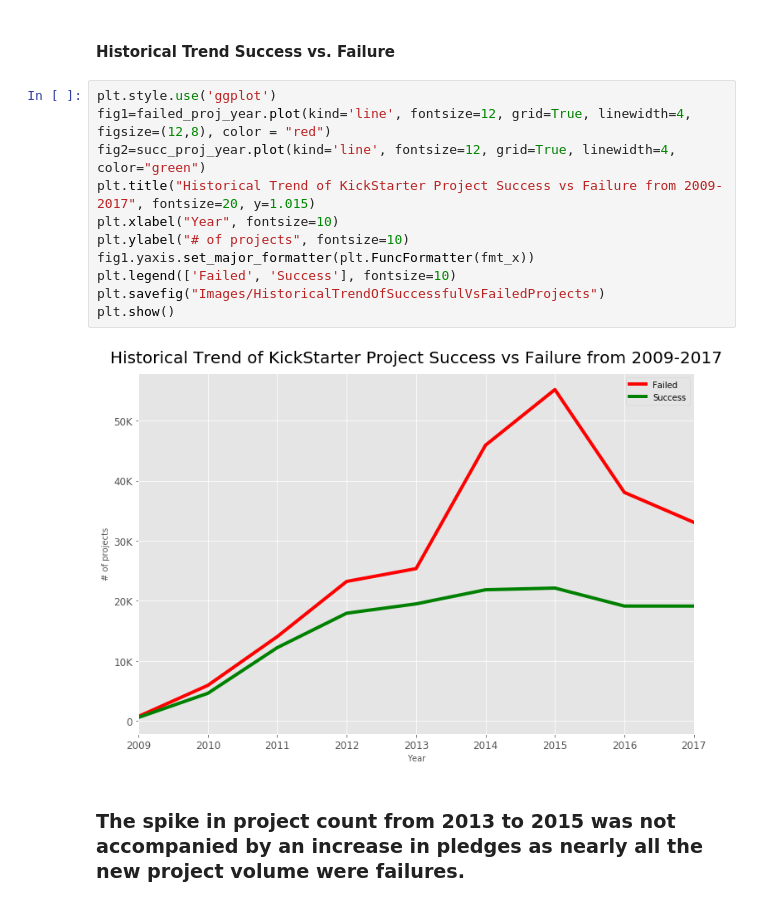
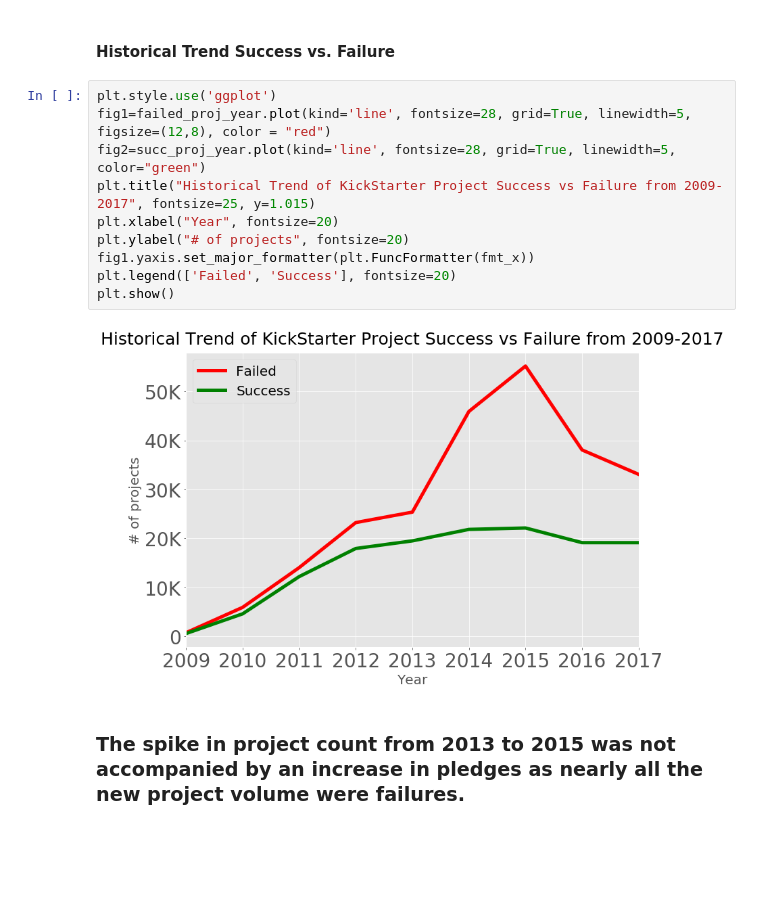
Before and after one commit to bhavinidata/KickStarter, a Jupyter notebook: KickStarterwithML.ipynb, the cells around one changed output. Cells and saved outputs as stored; diff of their text form; blank space fills up the shorter version.

```diff
--- a/KickStarter.ipynb
+++ b/KickStarterwithML.ipynb
@@ -656,17 +591,16 @@ succ_proj_year=year_df[(year_df['launch_year']!=2018) & (year_df['success']==Tru
 #### Historical Trend Success vs. Failure
 # %%
 plt.style.use('ggplot')
-fig1=failed_proj_year.plot(kind='line', fontsize=12, grid=True, linewidth=4, figsize=(12,8), color = "red")
-fig2=succ_proj_year.plot(kind='line', fontsize=12, grid=True, linewidth=4, color="green")
-plt.title("Historical Trend of KickStarter Project Success vs Failure from 2009-2017", fontsize=20, y=1.015)
-plt.xlabel("Year", fontsize=10)
-plt.ylabel("# of projects", fontsize=10)
+fig1=failed_proj_year.plot(kind='line', fontsize=28, grid=True, linewidth=5, figsize=(12,8), color = "red")
+fig2=succ_proj_year.plot(kind='line', fontsize=28, grid=True, linewidth=5, color="green")
+plt.title("Historical Trend of KickStarter Project Success vs Failure from 2009-2017", fontsize=25, y=1.015)
+plt.xlabel("Year", fontsize=20)
+plt.ylabel("# of projects", fontsize=20)
 fig1.yaxis.set_major_formatter(plt.FuncFormatter(fmt_x))
-plt.legend(['Failed', 'Success'], fontsize=10)
-plt.savefig("Images/HistoricalTrendOfSuccessfulVsFailedProjects")
+plt.legend(['Failed', 'Success'], fontsize=20)
 plt.show()
 # %% [output]
-[figure, old version]
+[figure, new version]
 # %% [markdown]
 ### The spike in project count from 2013 to 2015 was not accompanied by an increase in pledges as nearly all the new project volume were failures.
 # %% [markdown]
```
Also changed, not shown: parts of 20 cells of this notebook, 1 other file.
